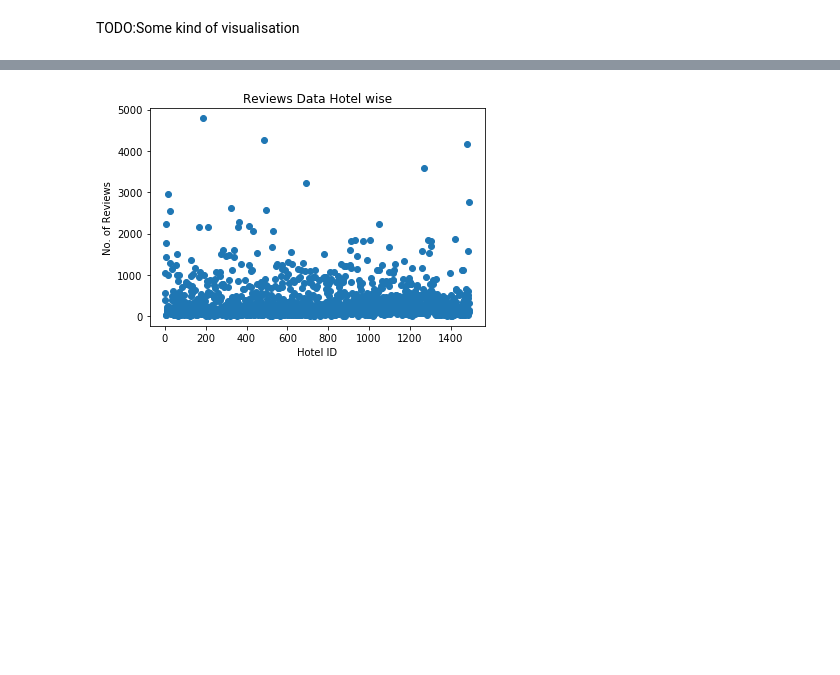
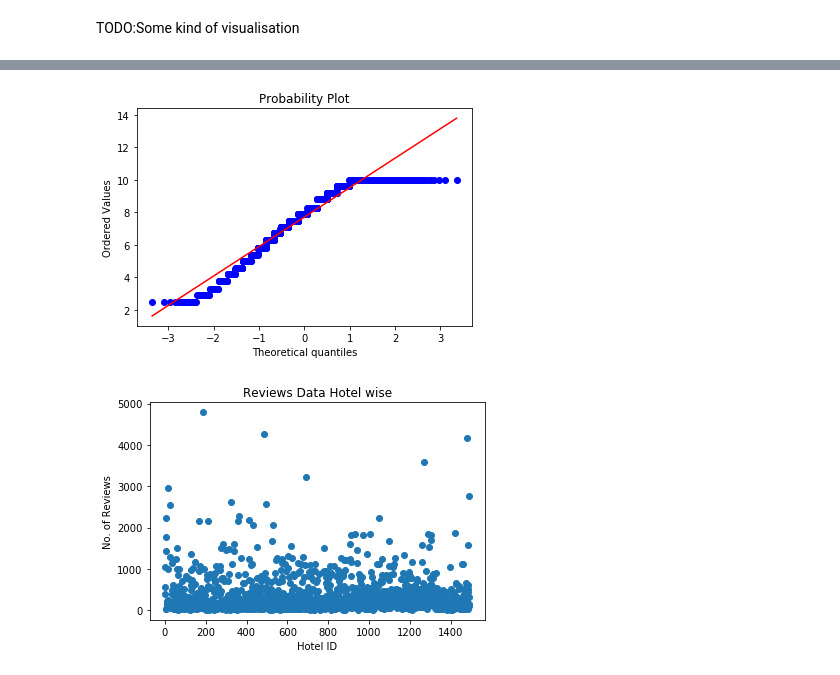
Before and after one commit to bumblebeetron/WS17DataMiningHotelReview, a Jupyter notebook: Task 1 - Data Exploration/Hotel Reviews.ipynb, the cells around one changed output, grey strips where cells are left out. Saved outputs shown, nothing was run; the diff lists cells and outputs as text; code cells hidden in the pictures; blank space fills up the shorter version.

```diff
--- a/Task 1 - Data Exploration/Hotel Reviews.ipynb
+++ b/Task 1 - Data Exploration/Hotel Reviews.ipynb
@@ -113 +113,7 @@ plt.plot(TEMP['Reviewer_Score'],fit,'-o')
+# %%
+import pylab
+stats.probplot(data, dist="norm", plot=pylab)
+pylab.show()
+# %% [output]
+[figure, added]
 # %%
```
Also changed, not shown: parts of 6 cells of this notebook.
